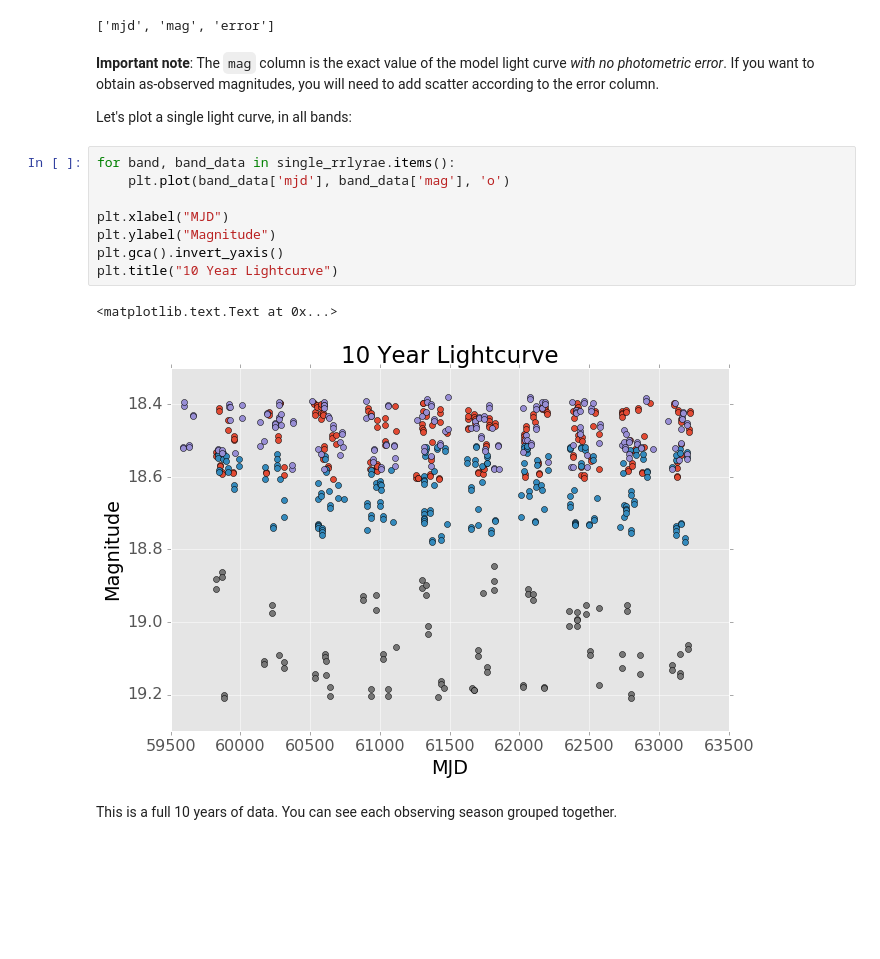
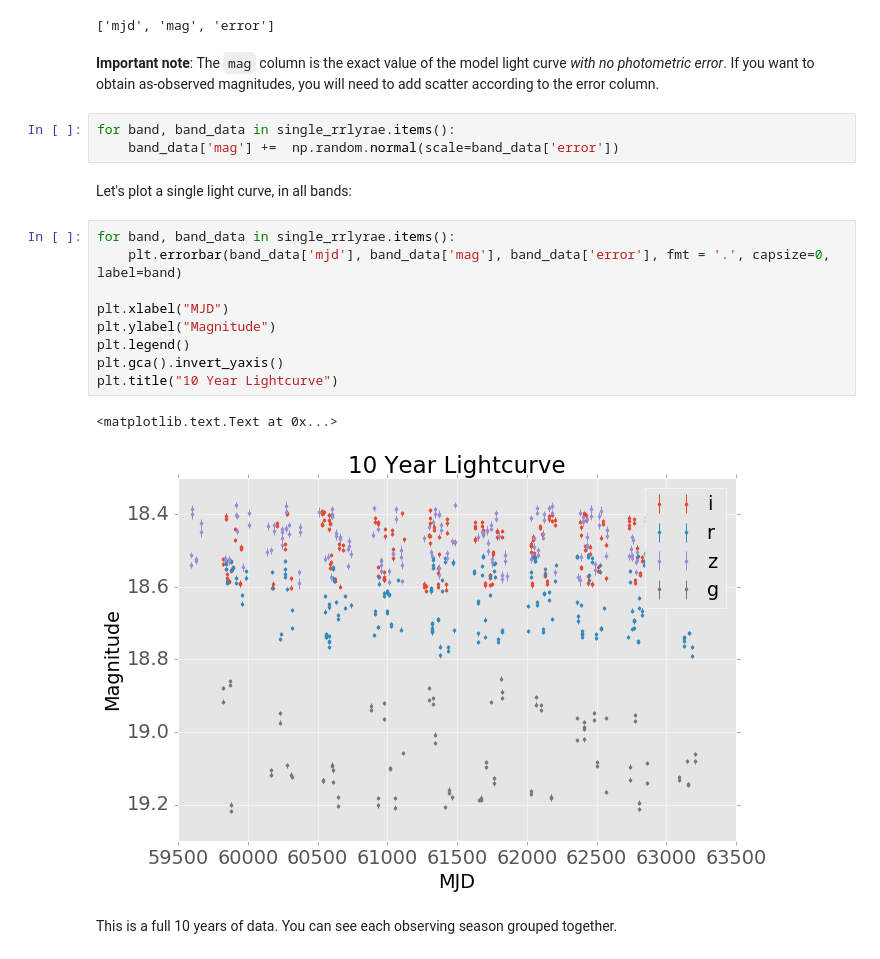
Before and after one commit to lsst-dmsst/demo-lsst-uk-2016, a Jupyter notebook: Lightcurves/analyze_RR_lyrae.ipynb, the cells around one changed output. Saved outputs shown, nothing was run; the diff lists cells and outputs as text; blank space fills up the shorter version.

```diff
--- a/Lightcurves/analyze_RR_lyrae.ipynb
+++ b/Lightcurves/analyze_RR_lyrae.ipynb
@@ -42,19 +42,23 @@ print(single_rrlyrae['r'].keys())
 ['mjd', 'mag', 'error']
 # %% [markdown]
 **Important note**: The `mag` column is the exact value of the model light curve *with no photometric error*. If you want to obtain as-observed magnitudes, you will need to add scatter according to the error column.
-
-Let's plot a single light curve, in all bands:
+# %%
+for band, band_data in single_rrlyrae.items():
+    band_data['mag'] +=  np.random.normal(scale=band_data['error'])
+# %% [markdown]
+Let's plot a single light curve, in all bands:
 # %%
 for band, band_data in single_rrlyrae.items():
-    plt.plot(band_data['mjd'], band_data['mag'], 'o')
+    plt.errorbar(band_data['mjd'], band_data['mag'], band_data['error'], fmt = '.', capsize=0, label=band)
 
 plt.xlabel("MJD")
 plt.ylabel("Magnitude")
+plt.legend()
 plt.gca().invert_yaxis()
 plt.title("10 Year Lightcurve")
 # %% [output]
 <matplotlib.text.Text at 0x...>
-[figure, old version]
+[figure, new version]
 # %% [markdown]
 This is a full 10 years of data. You can see each observing season grouped together.
 # %%
```
Also changed, not shown: parts of 5 cells of this notebook, 1 other file.
